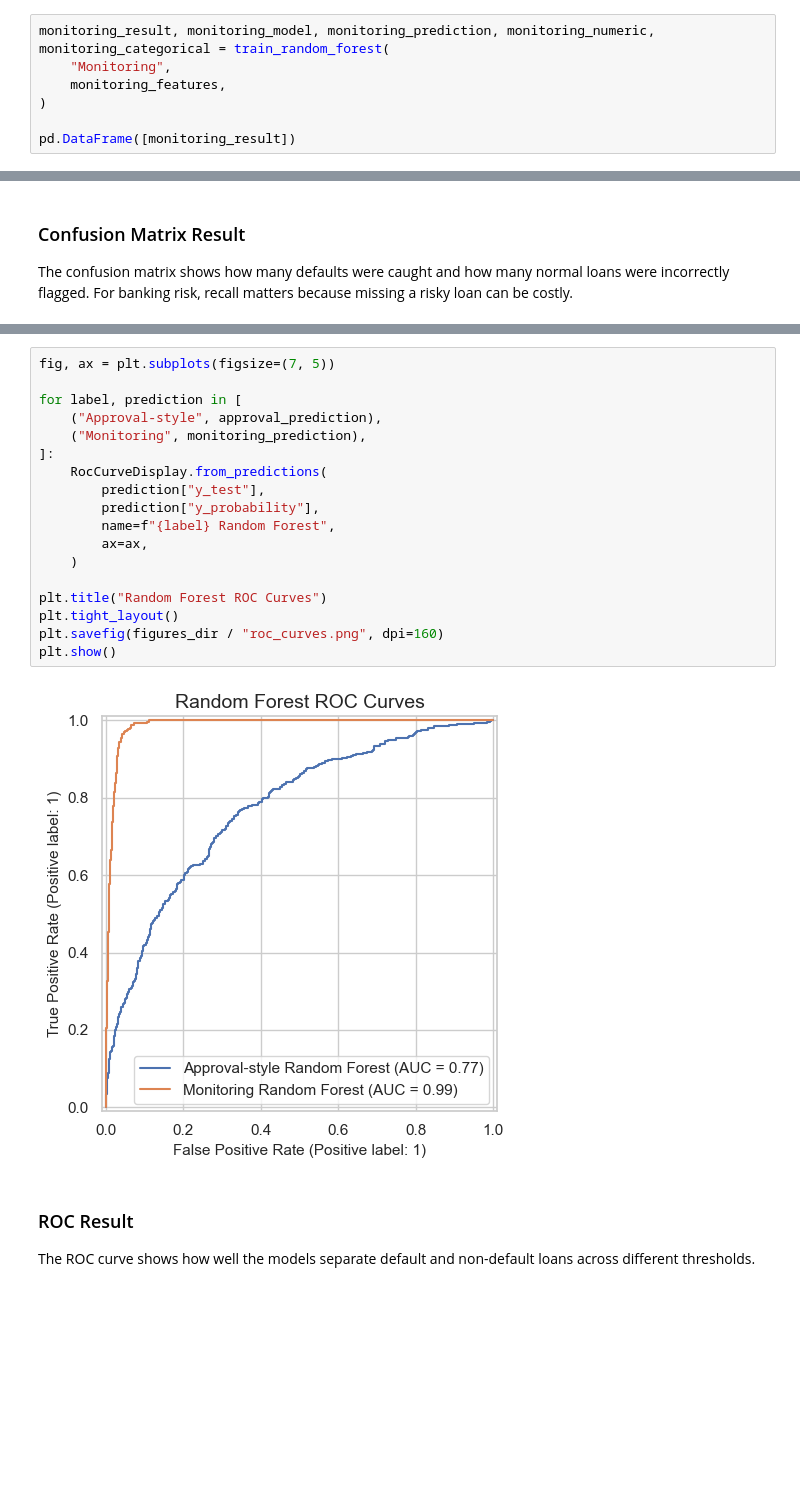
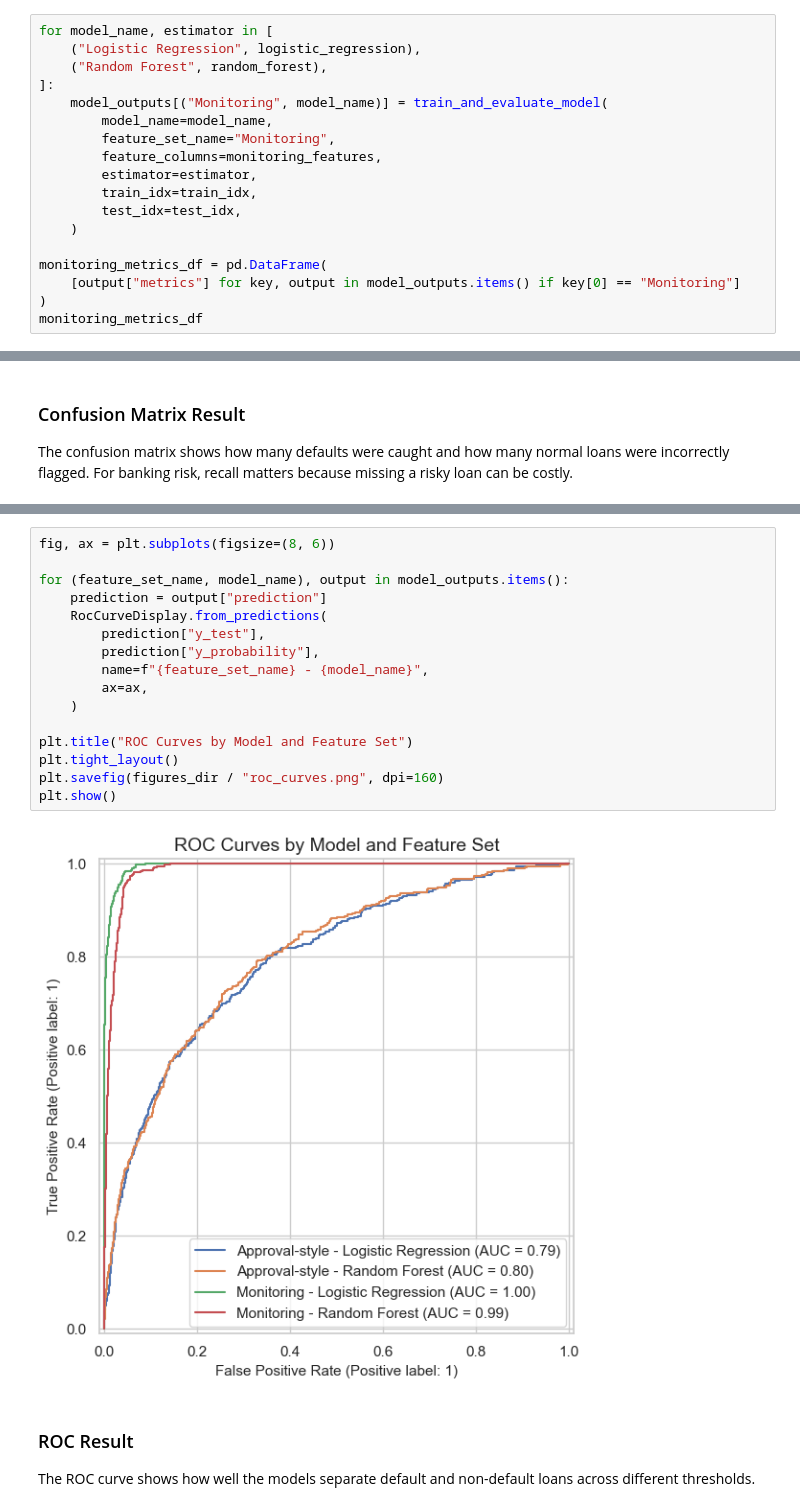
Before and after one commit to ANUKOOL324/Data_Analytics, a Jupyter notebook: Projects/banking-customer-analytics/notebooks/04_default_prediction_model.ipynb, the cells around one changed output, grey strips where cells are left out. Cells and saved outputs as stored; diff of their text form; blank space fills up the shorter version.

```diff
--- a/Projects/banking-customer-analytics/notebooks/04_default_prediction_model.ipynb
+++ b/Projects/banking-customer-analytics/notebooks/04_default_prediction_model.ipynb
@@ -386,8 +488,19 @@ This version includes current repayment-warning signals. It is better for active
 # %%
-monitoring_result, monitoring_model, monitoring_prediction, monitoring_numeric, monitoring_categorical = train_random_forest(
-    "Monitoring",
-    monitoring_features,
+for model_name, estimator in [
+    ("Logistic Regression", logistic_regression),
+    ("Random Forest", random_forest),
+]:
+    model_outputs[("Monitoring", model_name)] = train_and_evaluate_model(
+        model_name=model_name,
+        feature_set_name="Monitoring",
+        feature_columns=monitoring_features,
+        estimator=estimator,
+        train_idx=train_idx,
+        test_idx=test_idx,
+    )
+
+monitoring_metrics_df = pd.DataFrame(
+    [output["metrics"] for key, output in model_outputs.items() if key[0] == "Monitoring"]
 )
-
-pd.DataFrame([monitoring_result])
+monitoring_metrics_df
 # %% [output]
@@ -486,23 +622,21 @@ The confusion matrix shows how many defaults were caught and how many normal loa
 # %%
-fig, ax = plt.subplots(figsize=(7, 5))
+fig, ax = plt.subplots(figsize=(8, 6))
 
-for label, prediction in [
-    ("Approval-style", approval_prediction),
-    ("Monitoring", monitoring_prediction),
-]:
+for (feature_set_name, model_name), output in model_outputs.items():
+    prediction = output["prediction"]
     RocCurveDisplay.from_predictions(
         prediction["y_test"],
         prediction["y_probability"],
-        name=f"{label} Random Forest",
+        name=f"{feature_set_name} - {model_name}",
         ax=ax,
     )
 
-plt.title("Random Forest ROC Curves")
+plt.title("ROC Curves by Model and Feature Set")
 plt.tight_layout()
 plt.savefig(figures_dir / "roc_curves.png", dpi=160)
 plt.show()
 # %% [output]
-[figure, old version]
+[figure, new version]
 # %% [markdown]
 ### ROC Result
 
```
Also changed, not shown: parts of 29 cells of this notebook, 12 other files.
